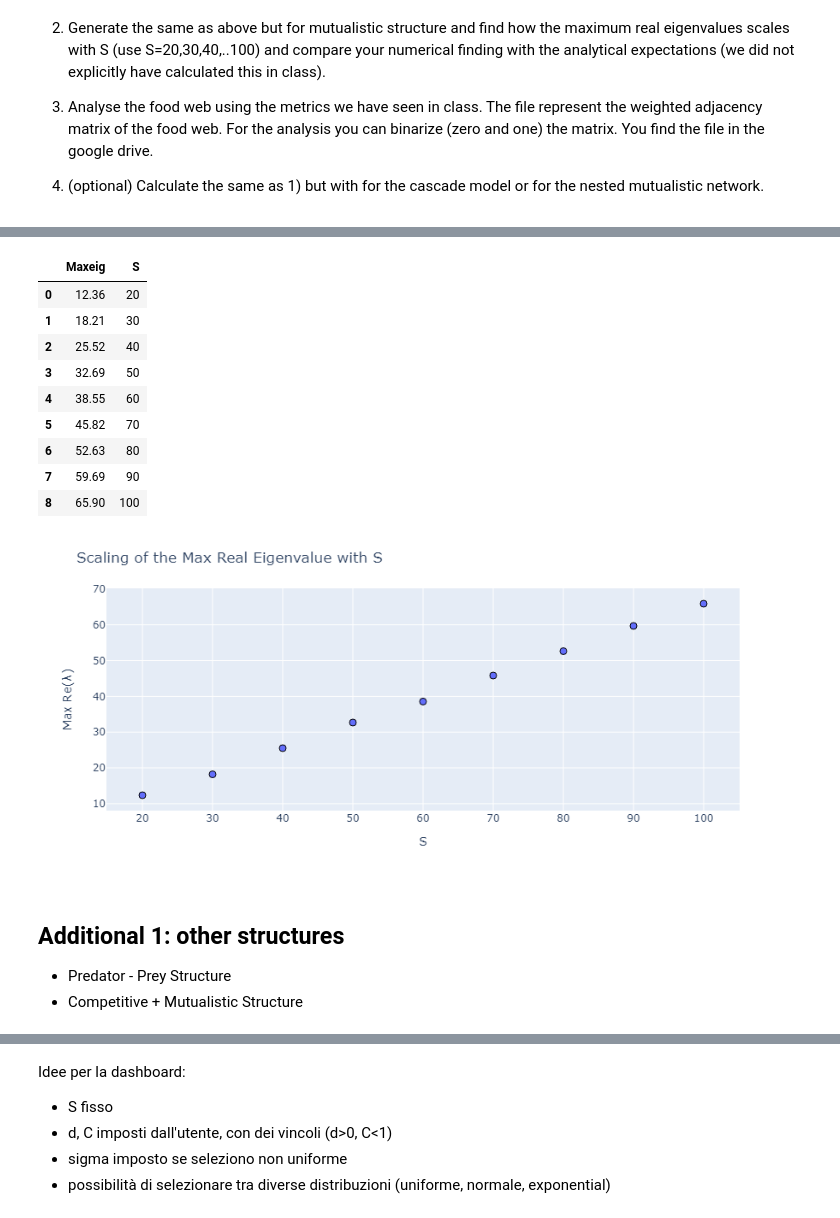
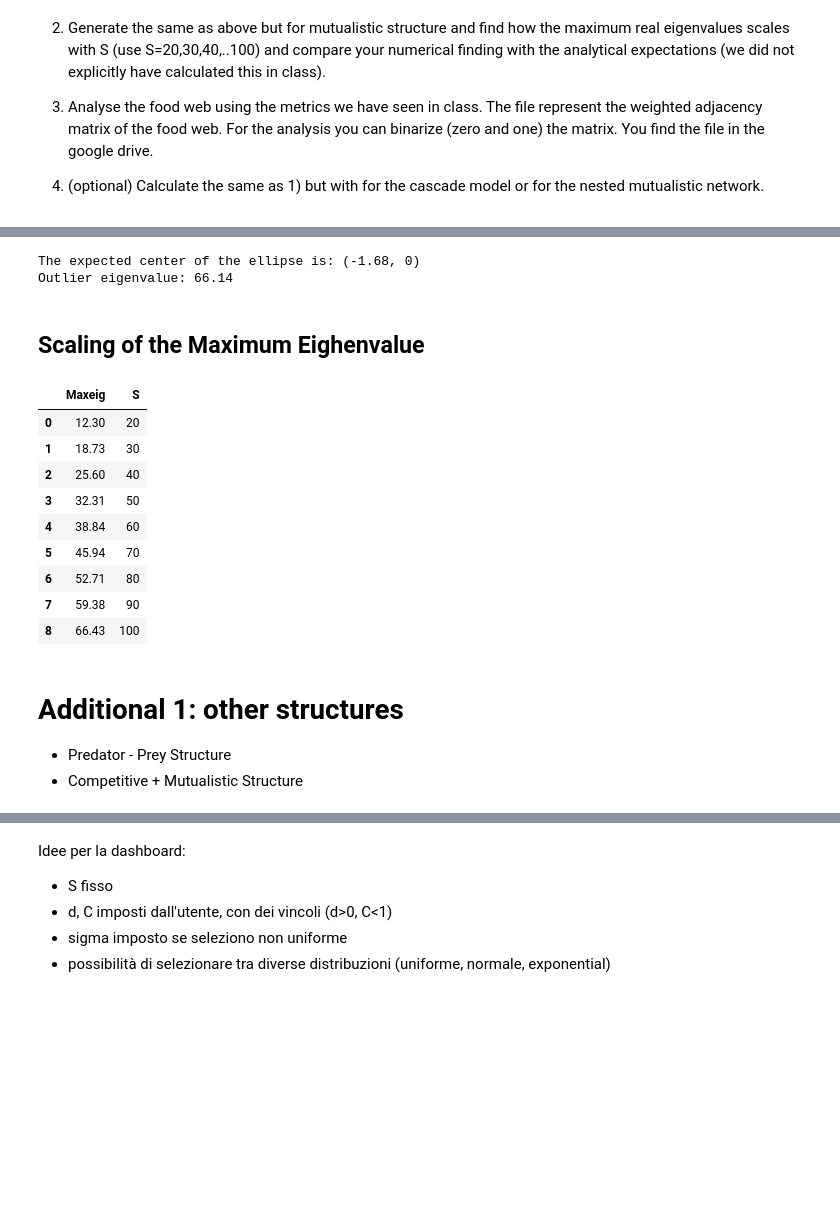
Before and after one commit to NicolaZomer/Physical_Models_of_Living_Systems, a Jupyter notebook: hw04_Ecological_Interactions.ipynb, the cells around one changed output, grey strips where cells are left out. Saved outputs shown, nothing was run; the diff lists cells and outputs as text; code cells hidden in the pictures; blank space fills up the shorter version.

```diff
--- a/hw04_Ecological_Interactions.ipynb
+++ b/hw04_Ecological_Interactions.ipynb
@@ -140,8 +151,12 @@ sigma = 1
 center = [-d, 0]
 radius = m.sqrt(S*C*sigma**2)
 
+print('The expected center of the disk is: (%.2f, %i)' %(center[0], center[1]))
+print('The expected radius of the disk is: r = %.2f' %(radius))
+
+
 # build N random matrices
-N = 8
+N = 10
 appended_data = []
 
 for i in range(N):
@@ -215,0 +500,36 @@ where $x_1$ and $x_2$ are sampled from the distribution $\mathcal{D}$.
+# %%
+np.random.seed(1245) # same as above
+
+# build N random matrices, with mutualistic structure
+N = 10
+appended_data   = []
+
+for i in range(N):
+    df_eig = pd.DataFrame(columns=['re', 'im', 'run'])
+
+    M = randommatrix(S, d, C, mutualistic=True)
+    eig_M, _ = np.linalg.eig(M)
+    df_eig['re'] = np.real(eig_M)
+    df_eig['im'] = np.imag(eig_M)
+    df_eig['run'] = [str(i+1)]*len(eig_M)
+
+    appended_data.append(df_eig)
+
+appended_data = pd.concat(appended_data)
+
+# variance and rho
+V = C*sigma**2*(1-(2*C)/np.pi)
+rho =(1-C)/((np.pi/2)-C)
+
+# ellipse data
+center = [-d-C*(2*sigma)/np.sqrt(2*np.pi), 0]
+print('The expected center of the ellipse is: (%.2f, %i)' %(center[0], center[1]))
+
+x0, y0, x1, y1 = my_ellipse(center, S, V, rho)
+
+# estimate outlier
+out_lambda =  -d + (S-1)*C*(2*sigma)/(np.sqrt(2*np.pi))
+print('Outlier eigenvalue: %.2f' %out_lambda)
+# %% [output]
+The expected center of the ellipse is: (-1.68, 0)
+Outlier eigenvalue: 66.14
@@ -216,12 +625,13 @@ where $x_1$ and $x_2$ are sampled from the distribution $\mathcal{D}$.
+# %% [markdown]
+## Scaling of the Maximum Eighenvalue
 # %%
 np.random.seed(1245)
 
 # setting
 S_vec = np.arange(20, 110, 10).astype(int)  # number of species
-N = 5                                       # number of iterations for each species (take the average value)
+N = 10                                      # number of iterations for each # species (take the average value)
 
 df_max_re = pd.DataFrame(columns=['Maxeig', 'S'])
-appended_data = []
 
 # build the random matrices and find the max real eigenvalue
 for s in S_vec:
@@ -231,48 +641,48 @@ for s in S_vec:
         eig_M, _ = np.linalg.eig(M)
 
         max_eig.append(np.max(np.real(eig_M)))
+
 
     df_max_re = df_max_re.append({'Maxeig': np.average(max_eig), 'S':str(s)}, ignore_index=True)
 
 display(df_max_re.round(2))
 
 # plot
 fig = px.scatter(df_max_re, x="S", y="Maxeig")
 
 fig.update_layout(
     title="Scaling of the Max Real Eigenvalue with S",
     xaxis_title="S",
     yaxis_title="Max Re(λ)",
     width=900,
     height=400
 )
 fig.update_traces(
     marker = dict(size=8,
                   line=dict(width=1, color='Black')
     )
 )
 
 if savegit:
     path = "images/hw04_scaling_maxeig.png"
     fig.write_image(path)
     display(Image(path))
 
 else:
     fig.show()
 # %% [output]
 |  | Maxeig | S |
-| 0 | 12.36 | 20 |
-| 1 | 18.21 | 30 |
-| 2 | 25.52 | 40 |
-| 3 | 32.69 | 50 |
-| 4 | 38.55 | 60 |
-| 5 | 45.82 | 70 |
-| 6 | 52.63 | 80 |
-| 7 | 59.69 | 90 |
-| 8 | 65.90 | 100 |
+| 0 | 12.30 | 20 |
+| 1 | 18.73 | 30 |
+| 2 | 25.60 | 40 |
+| 3 | 32.31 | 50 |
+| 4 | 38.84 | 60 |
+| 5 | 45.94 | 70 |
+| 6 | 52.71 | 80 |
+| 7 | 59.38 | 90 |
+| 8 | 66.43 | 100 |
-[figure, removed]
 # %% [markdown]
-## Additional 1: other structures
+# Additional 1: other structures
 - Predator - Prey Structure
 - Competitive + Mutualistic Structure
 # %%
```
Also changed, not shown: parts of 16 cells of this notebook.
